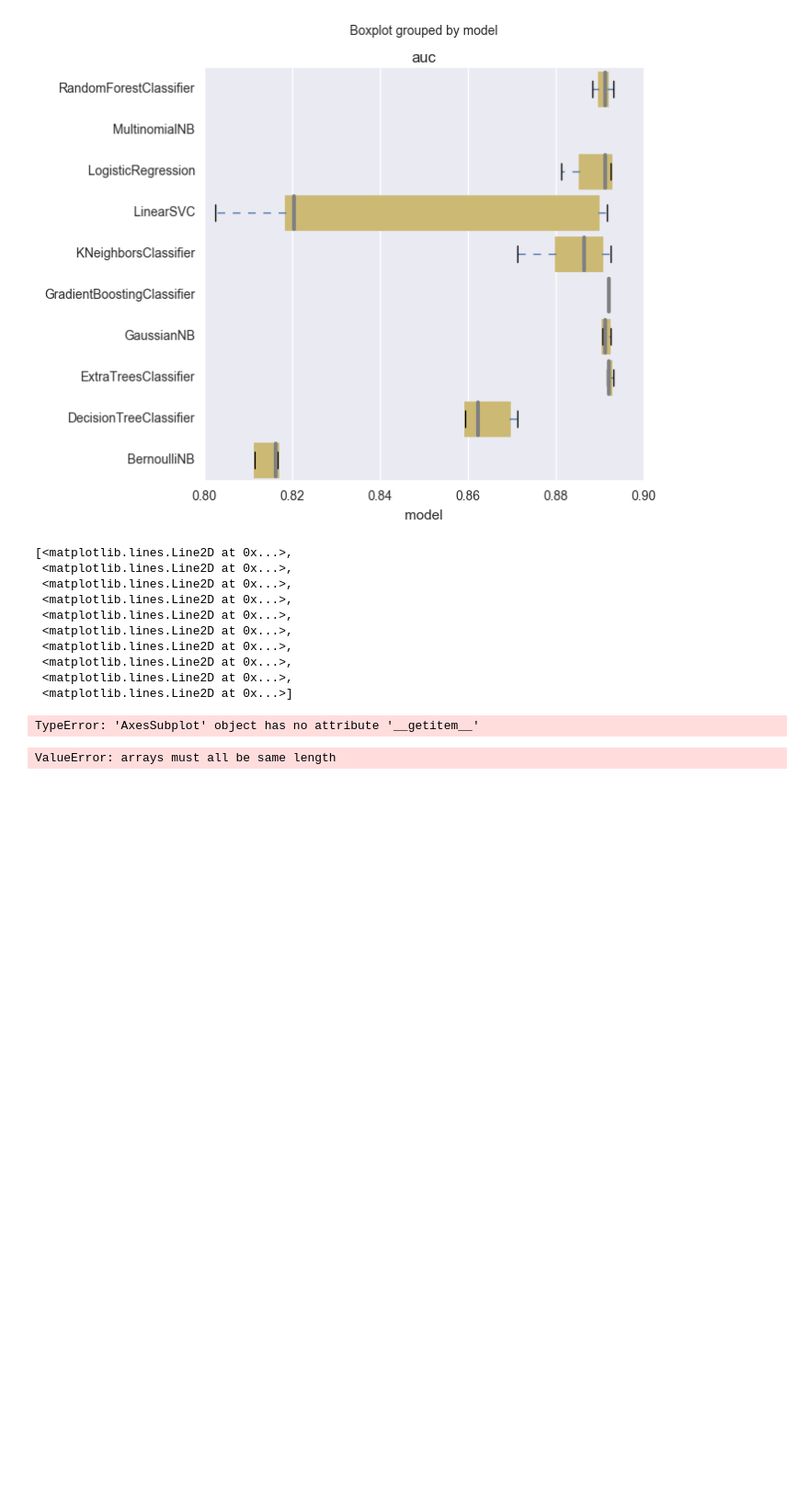
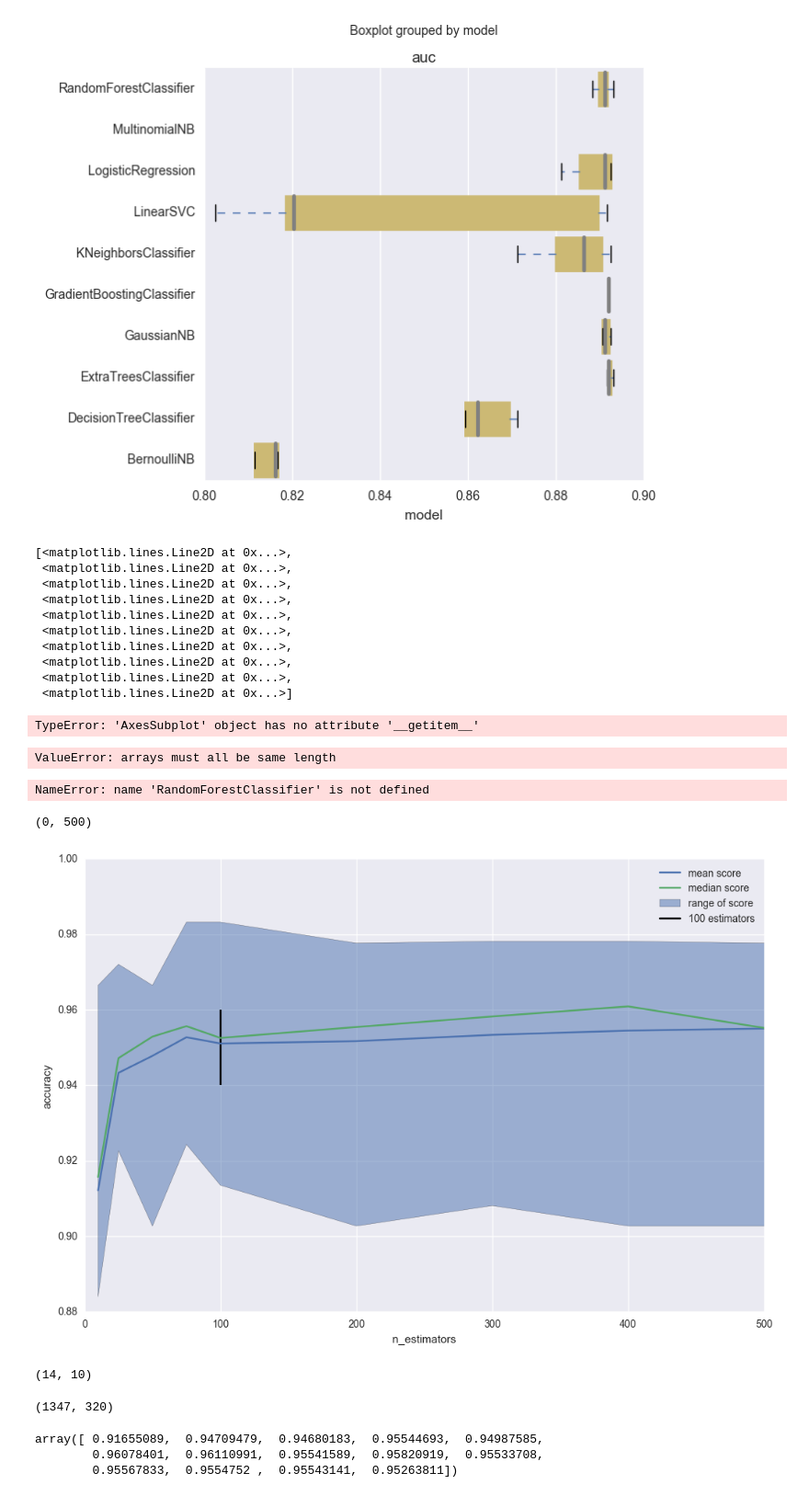
Before and after one commit to crawles/automl_service, a Jupyter notebook: modelling_and_usage.ipynb, the cells around one changed output. Shown at 92% size. Saved outputs shown, nothing was run; the diff lists cells and outputs as text; code cells hidden in the pictures; blank space fills up the shorter version.

```diff
--- a/modelling_and_usage.ipynb
+++ b/modelling_and_usage.ipynb
@@ -318,0 +541,5 @@ s.to_json(orient='values')
+# %%
+import cPickle
+cl_obj = cPickle.dumps(pipeline)
+cl = cPickle.loads(cl_obj)
+cl.predict(X)
@@ -396,3 +672,43 @@ TypeError: 'AxesSubplot' object has no attribute '__getitem__'
 pd.DataFrame(model_types)
 # %% [output]
 ValueError: arrays must all be same length
+# %%
+from tpot import TPOTClassifier
+from sklearn.datasets import load_digits
+from sklearn.model_selection import train_test_split
+
+digits = load_digits()
+n_trees = [10,25,50,75,100,200,300,400,500,600,700,800,900,1000]
+scores = []
+for n in n_trees:
+    cl = RandomForestClassifier(n_estimators=n)
+    score = cross_val_score(cl, digits.data, digits.target, cv=10)
+    scores.append(score)
+# %% [output]
+NameError: name 'RandomForestClassifier' is not defined
+# %%
+plt.figure(figsize=(12,8))
+scores = np.array(scores)
+scores_mean = scores.mean(axis=1)
+scores_median = np.median(scores2, axis=1)
+scores_min = scores.min(axis=1)
+scores_max = scores.max(axis=1)
+plt.plot(n_trees, scores_mean, label='mean score')
+plt.fill_between(n_trees, scores_min, scores_max, alpha=0.5, label='range of score')
+plt.plot(n_trees, scores_median, label='median score')
+plt.vlines(100, 0.94, 0.96, label='100 estimators')
+plt.xlabel('n_estimators')
+plt.ylabel('accuracy')
+plt.legend()
+plt.xlim(0,500)
+# %% [output]
+(0, 500)
+[figure, added]
+# %%
+scores.shape
+# %% [output]
+(14, 10)
+# %%
+np.hstack([X_train]*5).shape
+# %% [output]
+(1347, 320)
@@ -398,0 +724,6 @@ ValueError: arrays must all be same length
+# %%
+np.median(scores2, axis=1)
+# %% [output]
+array([ 0.91655089,  0.94709479,  0.94680183,  0.95544693,  0.94987585,
+        0.96078401,  0.96110991,  0.95541589,  0.95820919,  0.95533708,
+        0.95567833,  0.9554752 ,  0.95543141,  0.95263811])
```
Also changed, not shown: parts of 21 cells of this notebook, 5 other files.
